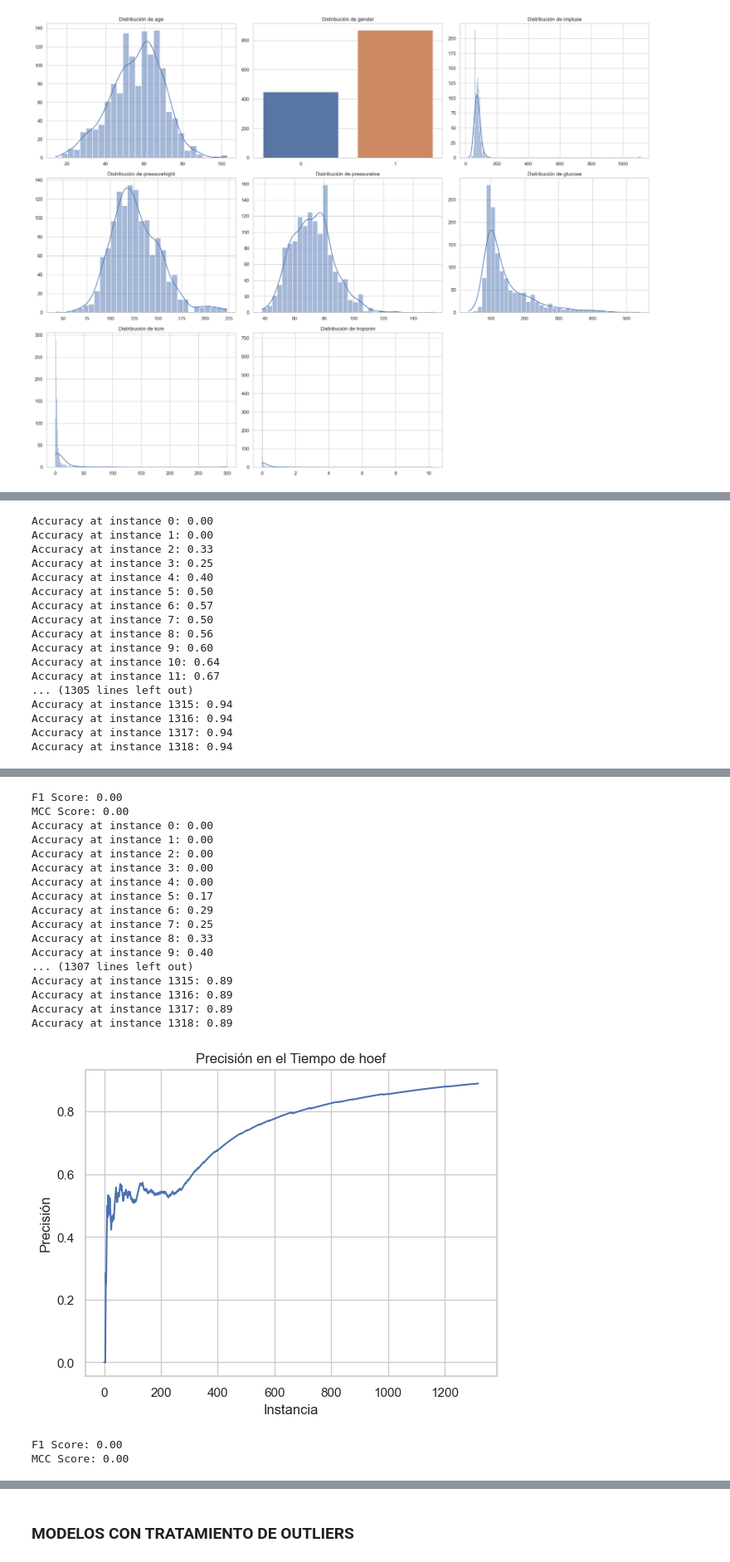
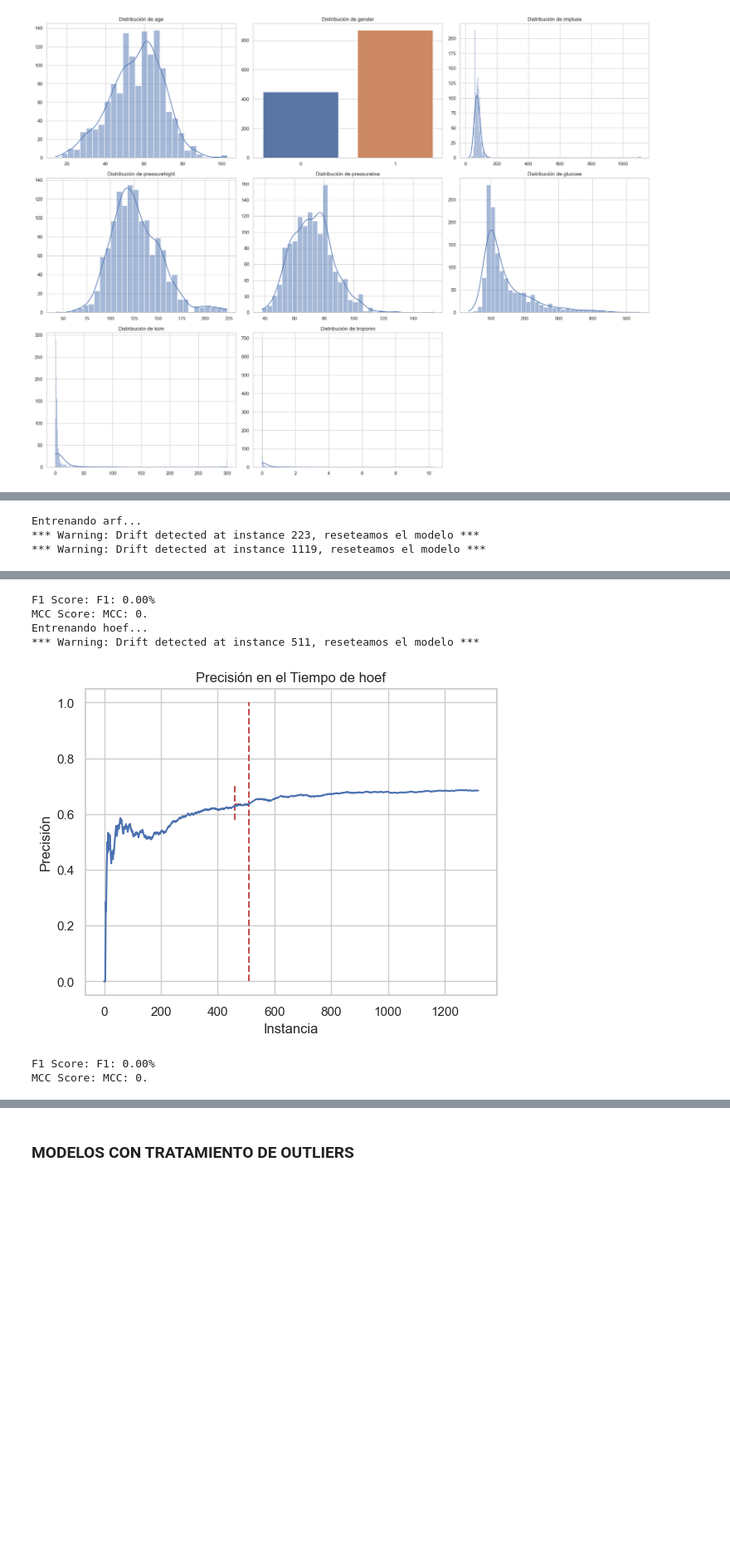
Before and after one commit to DiegoCollado27/DataStream, a Jupyter notebook: final.ipynb, the cells around one changed output, grey strips where cells are left out. Shown: that part at 83% size. Drawn from its saved outputs; the diff is of its cells as text; code cells hidden in the pictures; blank space fills up the shorter version.

```diff
--- a/final.ipynb
+++ b/final.ipynb
@@ -52,12 +75,12 @@ modelos = {
 f1 = metrics.F1()
 mcc = metrics.MCC()
 
-
-
 for nombre, modelo in modelos.items():
     accuracy = metrics.Accuracy()
     accuracies = []
-
+    y_preds = []
+    y_trues = []
+    print(f"Entrenando {nombre}...")
     for i, row in data.iterrows():
         x = row.drop(['class'])
         y = row['class']
@@ -65,22 +88,28 @@ for nombre, modelo in modelos.items():
 
         y_pred = modelo.predict_one(x)
         modelo.learn_one(x, y)
+        y_trues.append(y)
+        y_preds.append(y_pred)
+        # Actualizar las métricas
 
-        # Actualizar las métricas
-        f1.update(y, y_pred)
-        mcc.update(y, y_pred)
         accuracy.update(y, y_pred)
-        print(f"Accuracy at instance {i}: {accuracy.get():.2f}")
         modelo.drift_detector.update(accuracy.get())
+
         if modelo.drift_detector.drift_detected:
+            plt.vlines(i, 0, 1, colors='r', linestyles='dashed')
+            try:
+                plt.hlines(accuracy.get(), i-modelo.drift_window_threshold, i, colors='r', linestyles='dashed')
+                plt.vlines(i-modelo.drift_window_threshold, accuracy.get()*1.1, accuracy.get()*0.9, colors='r', linestyles='dashed')
+            except:
+                pass
             print(f"*** Warning: Drift detected at instance {i}, reseteamos el modelo ***")
-
-
-
 
         accuracies.append(accuracy.get())
 
- # Crear un gráfico de precisión en el tiempo
+    f1.update(y_trues, y_preds)
+    mcc.update(y_trues, y_preds)
+
+    # Crear un gráfico de precisión en el tiempo
     plt.plot(range(len(accuracies)), accuracies)
     plt.xlabel("Instancia")
     plt.ylabel("Precisión")
@@ -88,23 +117,9 @@ for nombre, modelo in modelos.items():
     plt.show()
 
     # Calcular métricas finales
-    print(f"F1 Score: {f1.get():.2f}")
-    print(f"MCC Score: {mcc.get():.2f}")
+    print(f"F1 Score: {f1}")
+    print(f"MCC Score: {mcc}")
 # %% [output]
-Accuracy at instance 0: 0.00
-Accuracy at instance 1: 0.00
-Accuracy at instance 2: 0.33
-Accuracy at instance 3: 0.25
-Accuracy at instance 4: 0.40
-Accuracy at instance 5: 0.50
-Accuracy at instance 6: 0.57
-Accuracy at instance 7: 0.50
-Accuracy at instance 8: 0.56
-Accuracy at instance 9: 0.60
-Accuracy at instance 10: 0.64
-Accuracy at instance 11: 0.67
-... (1305 lines left out)
-Accuracy at instance 1315: 0.94
-Accuracy at instance 1316: 0.94
-Accuracy at instance 1317: 0.94
-Accuracy at instance 1318: 0.94
+Entrenando arf...
+*** Warning: Drift detected at instance 223, reseteamos el modelo ***
+*** Warning: Drift detected at instance 1119, reseteamos el modelo ***
@@ -112,20 +127,7 @@ Accuracy at instance 1318: 0.94
-F1 Score: 0.00
-MCC Score: 0.00
-Accuracy at instance 0: 0.00
-Accuracy at instance 1: 0.00
-Accuracy at instance 2: 0.00
-Accuracy at instance 3: 0.00
-Accuracy at instance 4: 0.00
-Accuracy at instance 5: 0.17
-Accuracy at instance 6: 0.29
-Accuracy at instance 7: 0.25
-Accuracy at instance 8: 0.33
-Accuracy at instance 9: 0.40
-... (1307 lines left out)
-Accuracy at instance 1315: 0.89
-Accuracy at instance 1316: 0.89
-Accuracy at instance 1317: 0.89
-Accuracy at instance 1318: 0.89
+F1 Score: F1: 0.00%
+MCC Score: MCC: 0.
+Entrenando hoef...
+*** Warning: Drift detected at instance 511, reseteamos el modelo ***
-[figure, old version]
+[figure, new version]
-F1 Score: 0.00
-MCC Score: 0.00
+F1 Score: F1: 0.00%
+MCC Score: MCC: 0.
```
Also changed, not shown: parts of 14 cells of this notebook.
